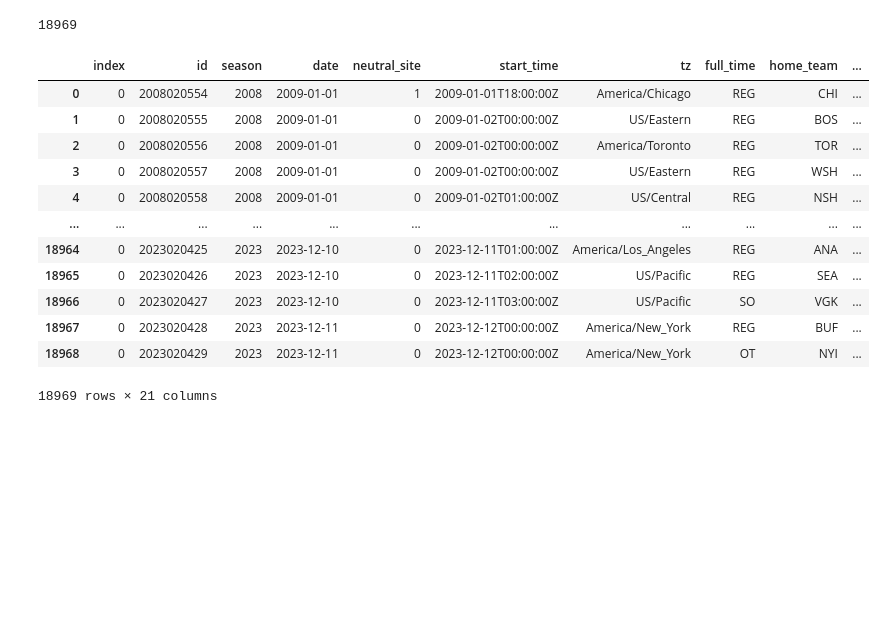
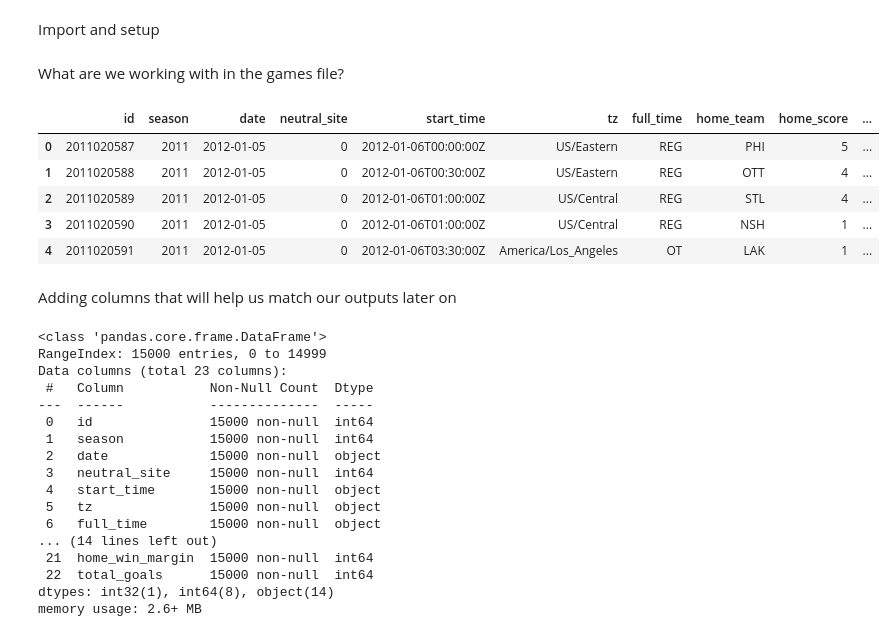
Before and after one commit to krisheller/Hockey-Game-Outcome-Predictive-Model, a Jupyter notebook: eda.ipynb, the cells around one changed output. Drawn from its saved outputs; the diff is of its cells as text; code cells hidden in the pictures; blank space fills up the shorter version.

```diff
--- a/eda.ipynb
+++ b/eda.ipynb
@@ -13,26 +1,2 @@ c = conn.cursor()
-# %%
-games = pd.read_sql('SELECT id, date \
-                    FROM games', con=conn)
-
-games.shape[0]
-# %% [output]
-18969
-# %%
-games = pd.read_sql('SELECT * \
-                    FROM games', con=conn)
-
-games
-# %% [output]
-|  | index | id | season | date | neutral_site | start_time | tz | full_time | home_team | ... |
-| 0 | 0 | 2008020554 | 2008 | 2009-01-01 | 1 | 2009-01-01T18:00:00Z | America/Chicago | REG | CHI | ... |
-| 1 | 0 | 2008020555 | 2008 | 2009-01-01 | 0 | 2009-01-02T00:00:00Z | US/Eastern | REG | BOS | ... |
-| 2 | 0 | 2008020556 | 2008 | 2009-01-01 | 0 | 2009-01-02T00:00:00Z | America/Toronto | REG | TOR | ... |
-| 3 | 0 | 2008020557 | 2008 | 2009-01-01 | 0 | 2009-01-02T00:00:00Z | US/Eastern | REG | WSH | ... |
-| 4 | 0 | 2008020558 | 2008 | 2009-01-01 | 0 | 2009-01-02T01:00:00Z | US/Central | REG | NSH | ... |
-| ... | ... | ... | ... | ... | ... | ... | ... | ... | ... | ... |
-| 18964 | 0 | 2023020425 | 2023 | 2023-12-10 | 0 | 2023-12-11T01:00:00Z | America/Los_Angeles | REG | ANA | ... |
-| 18965 | 0 | 2023020426 | 2023 | 2023-12-10 | 0 | 2023-12-11T02:00:00Z | US/Pacific | REG | SEA | ... |
-| 18966 | 0 | 2023020427 | 2023 | 2023-12-10 | 0 | 2023-12-11T03:00:00Z | US/Pacific | SO | VGK | ... |
-| 18967 | 0 | 2023020428 | 2023 | 2023-12-11 | 0 | 2023-12-12T00:00:00Z | America/New_York | REG | BUF | ... |
-| 18968 | 0 | 2023020429 | 2023 | 2023-12-11 | 0 | 2023-12-12T00:00:00Z | America/New_York | OT | NYI | ... |
-18969 rows × 21 columns
+# %% [markdown]
+Import and setup
@@ -38,0 +25,50 @@ games
+# %% [markdown]
+What are we working with in the games file?
+# %%
+#Only gonna do 2k for messing around
+games = pd.read_sql('SELECT * \
+                    FROM games \
+                    ORDER BY id DESC \
+                    LIMIT 15000', con=conn)
+
+#We're going to drop the 'index' column that sqlite creates
+games.drop(['index'], axis=1, inplace=True)
+
+#Reorder these so they're actually going up in time
+games.sort_values(by='id', ascending=True, inplace=True)
+games.reset_index(inplace=True, drop=True)
+
+games.head()
+# %% [output]
+|  | id | season | date | neutral_site | start_time | tz | full_time | home_team | home_score | ... |
+| 0 | 2011020587 | 2011 | 2012-01-05 | 0 | 2012-01-06T00:00:00Z | US/Eastern | REG | PHI | 5 | ... |
+| 1 | 2011020588 | 2011 | 2012-01-05 | 0 | 2012-01-06T00:30:00Z | US/Eastern | REG | OTT | 4 | ... |
+| 2 | 2011020589 | 2011 | 2012-01-05 | 0 | 2012-01-06T01:00:00Z | US/Central | REG | STL | 4 | ... |
+| 3 | 2011020590 | 2011 | 2012-01-05 | 0 | 2012-01-06T01:00:00Z | US/Central | REG | NSH | 1 | ... |
+| 4 | 2011020591 | 2011 | 2012-01-05 | 0 | 2012-01-06T03:30:00Z | America/Los_Angeles | OT | LAK | 1 | ... |
+# %% [markdown]
+Adding columns that will help us match our outputs later on
+# %%
+games['home_win'] = np.where(games['home_team'] == games['winner'], 1, 0)
+games['home_win_margin'] = games['home_score'] - games['away_score']
+games['total_goals'] = games['home_score'] + games['away_score']
+
+games.info()
+# %% [output]
+<class 'pandas.core.frame.DataFrame'>
+RangeIndex: 15000 entries, 0 to 14999
+Data columns (total 23 columns):
+ #   Column           Non-Null Count  Dtype
+---  ------           --------------  -----
+ 0   id               15000 non-null  int64
+ 1   season           15000 non-null  int64
+ 2   date             15000 non-null  object
+ 3   neutral_site     15000 non-null  int64
+ 4   start_time       15000 non-null  object
+ 5   tz               15000 non-null  object
+ 6   full_time        15000 non-null  object
+... (14 lines left out)
+ 21  home_win_margin  15000 non-null  int64
+ 22  total_goals      15000 non-null  int64
+dtypes: int32(1), int64(8), object(14)
+memory usage: 2.6+ MB
```
Also changed, not shown: parts of 24 cells of this notebook, 6 other files.
